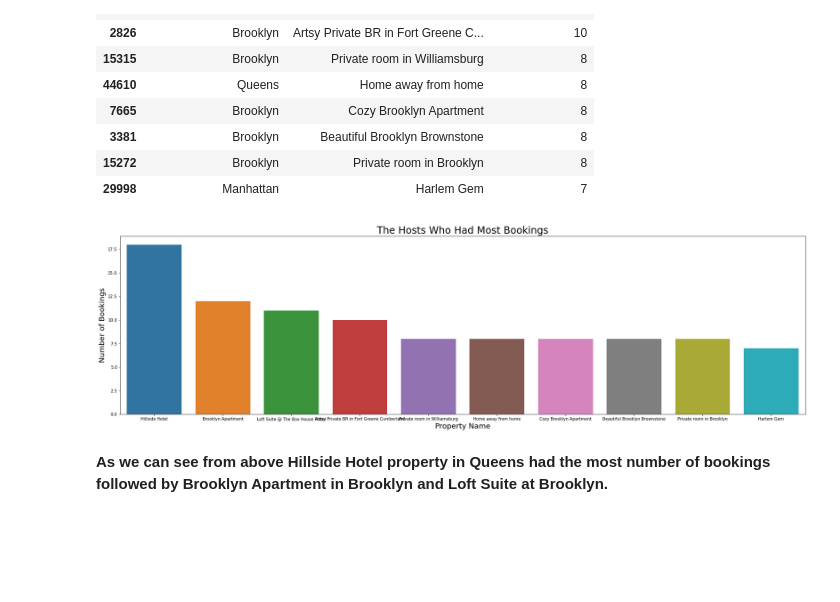
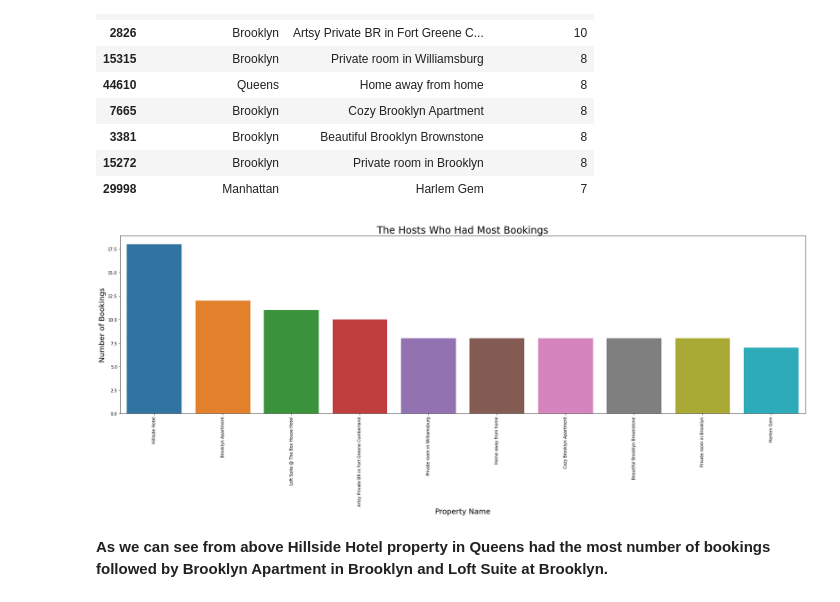
Before and after one commit to soopertramp/Capstone-1-Submission, a Jupyter notebook: AirBnb Bookings Analysis.ipynb, the cells around one changed output. Saved outputs shown, nothing was run; the diff lists cells and outputs as text; code cells hidden in the pictures; blank space fills up the shorter version.

```diff
--- a/AirBnb Bookings Analysis.ipynb
+++ b/AirBnb Bookings Analysis.ipynb
@@ -302,14 +304,15 @@ top_ten_highest_bookings
 # %%
 #Visualizaing the top_ten_highest_bookings
 
 plt.figure(figsize=(30,8))
 sns.barplot(x = top_ten_highest_bookings['name'],y = top_ten_highest_bookings['Most_Bookings'])
 plt.xlabel('Property Name', fontsize = 18)
+plt.xticks(rotation = 90)
 plt.ylabel('Number of Bookings',fontsize = 18)
 plt.title("The Hosts Who Had Most Bookings",fontsize = 24)
 plt.show()
 # %% [output]
-[figure, old version]
+[figure, new version]
 # %% [markdown]
 **As we can see from above Hillside Hotel property in Queens had the most number of bookings followed by Brooklyn Apartment in Brooklyn and Loft Suite at Brooklyn.**
 # %% [markdown]
```
Also changed, not shown: parts of 30 cells of this notebook.
